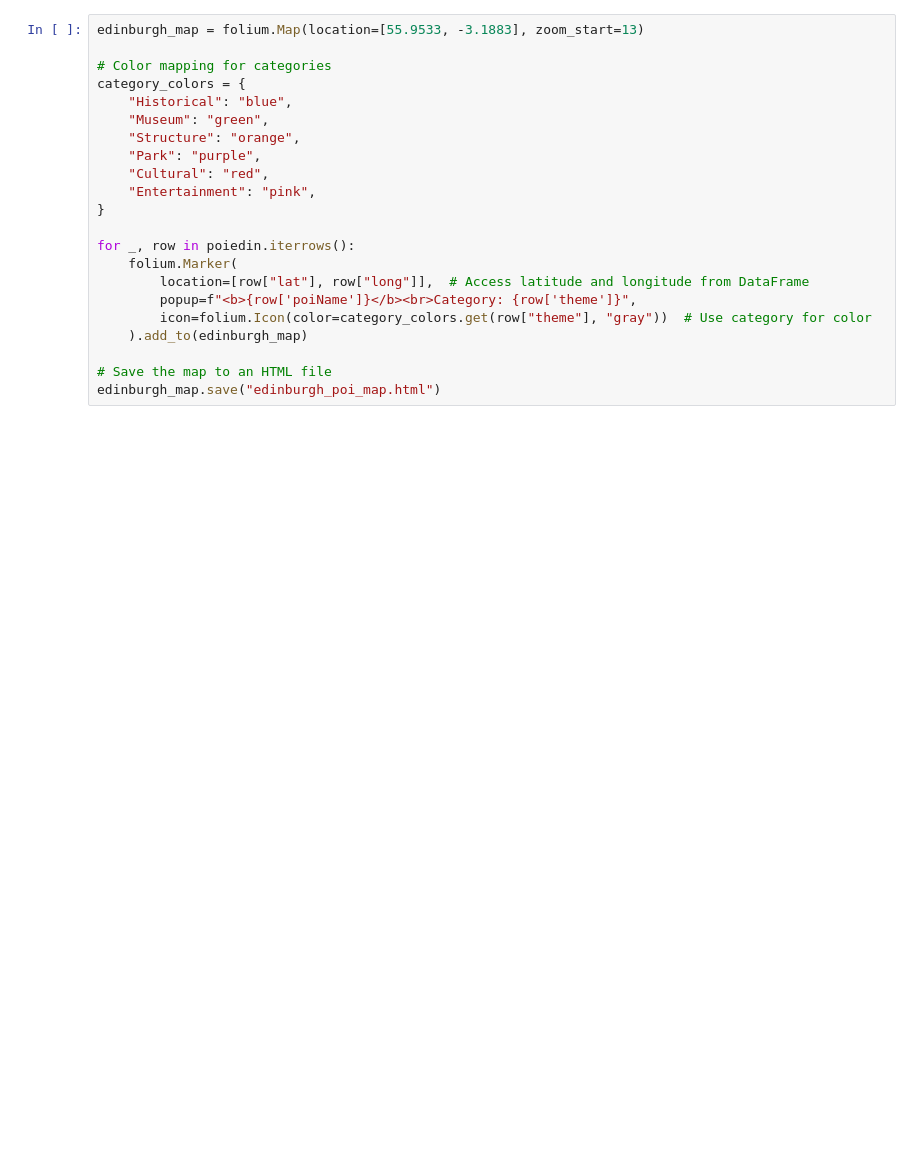
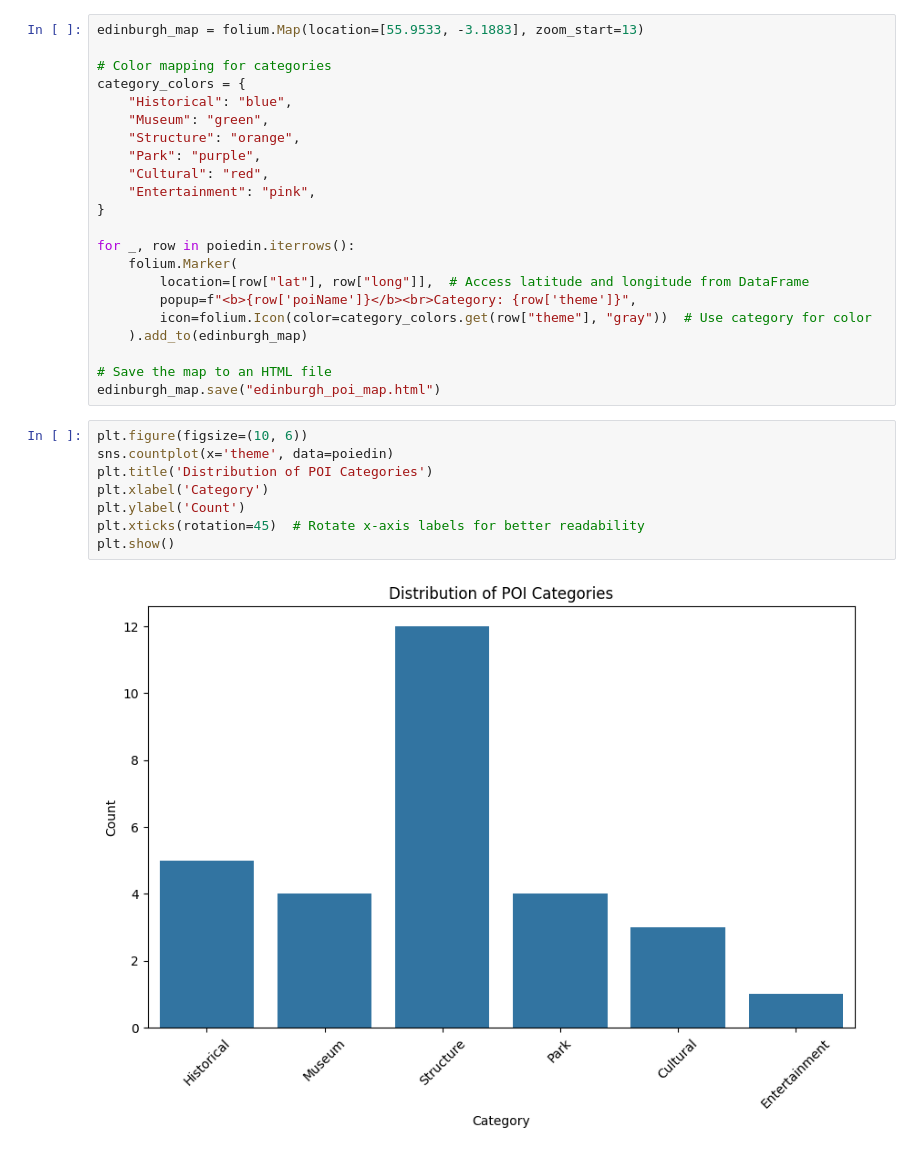
Before and after one commit to kyukazamiqq/Edinburgh_Visualization, a Jupyter notebook: main.ipynb, the cells around one changed output. Saved outputs shown, nothing was run; the diff lists cells and outputs as text; blank space fills up the shorter version.

```diff
--- a/main.ipynb
+++ b/main.ipynb
@@ -107,3 +107,13 @@ for _, row in poiedin.iterrows():
 
 # Save the map to an HTML file
 edinburgh_map.save("edinburgh_poi_map.html")
+# %%
+plt.figure(figsize=(10, 6))
+sns.countplot(x='theme', data=poiedin)
+plt.title('Distribution of POI Categories')
+plt.xlabel('Category')
+plt.ylabel('Count')
+plt.xticks(rotation=45)  # Rotate x-axis labels for better readability
+plt.show()
+# %% [output]
+[figure, added]
```
Also changed, not shown: parts of 6 cells of this notebook, 1 other file.
